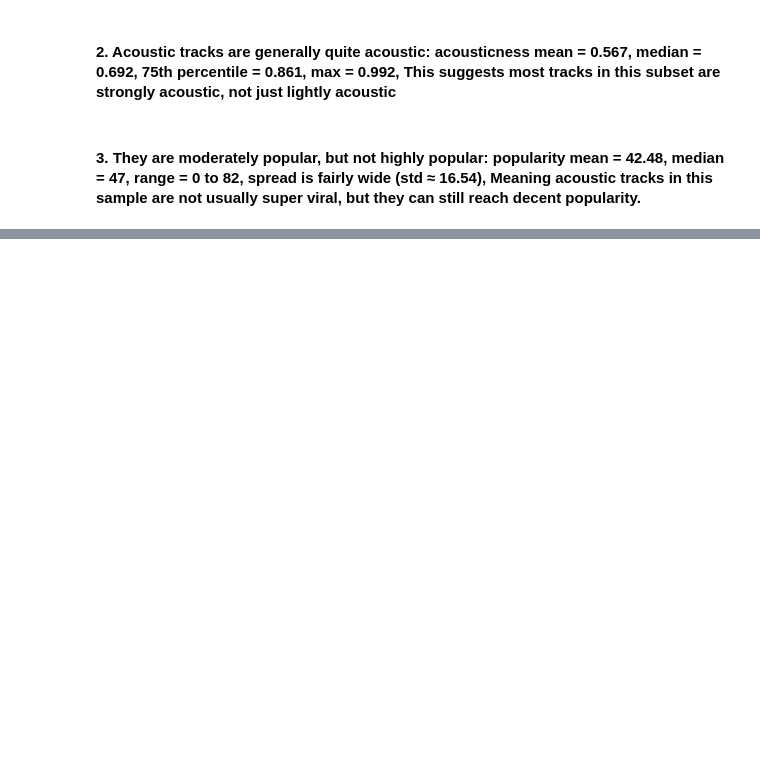
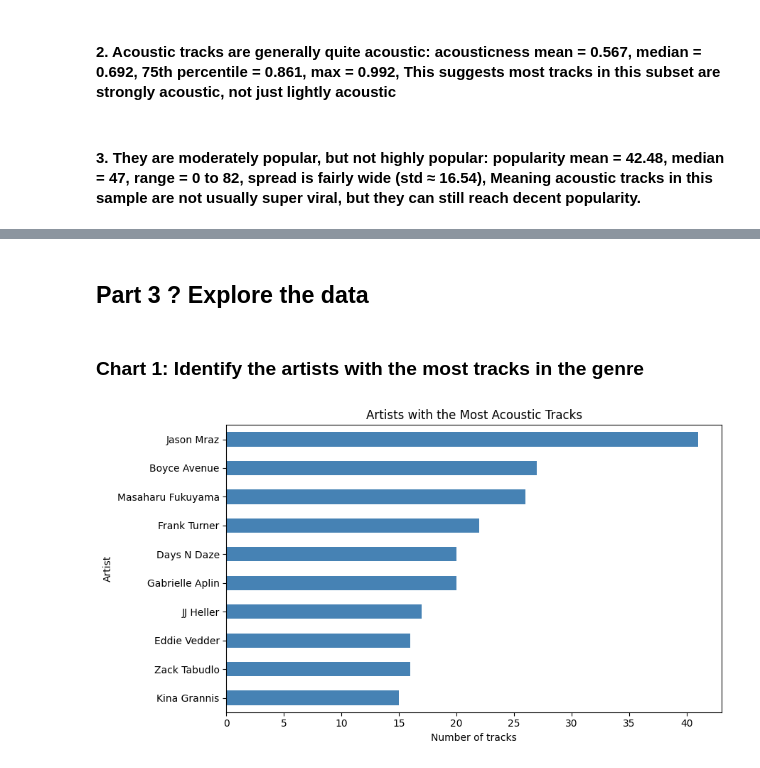
Before and after one commit to Mart07-hub/music-popularity-capstone-Group-6, a Jupyter notebook: music_popularity_build_phase.ipynb, the cells around one changed output, grey strips where cells are left out. Saved outputs shown, nothing was run; the diff lists cells and outputs as text; code cells hidden in the pictures; blank space fills up the shorter version.

```diff
--- a/music_popularity_build_phase.ipynb
+++ b/music_popularity_build_phase.ipynb
@@ -208,0 +255,8 @@ df_acoustic.describe()
+# %%
+# Check repeated Spotify track IDs within the acoustic genre.
+duplicate_count = df_acoustic.duplicated(subset='track_id').sum()
+print('Duplicate tracks:', duplicate_count)
+
+# Keep only one copy if any repeated IDs are found.
+df_acoustic = df_acoustic.drop_duplicates(subset='track_id').copy()
+print('Tracks after duplicate check:', len(df_acoustic))
@@ -208,0 +268,11 @@ df_acoustic.describe()
+# %%
+# Count missing values before cleaning.
+missing_before = int(df_acoustic.isna().sum().sum())
+rows_before = len(df_acoustic)
+print('Missing values before:', missing_before)
+
+# Drop rows with missing data so later charts and models can run safely.
+df_acoustic = df_acoustic.dropna().copy()
+print('Rows removed:', rows_before - len(df_acoustic))
+print('Missing values after:', int(df_acoustic.isna().sum().sum()))
+print('Tracks kept:', len(df_acoustic))
@@ -208,0 +286,6 @@ df_acoustic.describe()
+# %%
+# Convert milliseconds to minutes for easier reading.
+df_acoustic['duration_min'] = df_acoustic['duration_ms'] / 60000
+
+print('Track length in minutes:')
+print(df_acoustic['duration_min'].describe().round(2))
@@ -208,0 +327,8 @@ df_acoustic.describe()
+# %%
+# A hit is a track above this genre's median popularity.
+median_popularity = df_acoustic['popularity'].median()
+df_acoustic['is_hit'] = (df_acoustic['popularity'] > median_popularity).astype(int)
+
+print(f'Popularity median for {GENRE}: {median_popularity:.0f}')
+print('Hit labels (0 = not above median, 1 = above median):')
+print(df_acoustic['is_hit'].value_counts().sort_index())
@@ -208,0 +350,17 @@ df_acoustic.describe()
+# %% [markdown]
+## Part 3 ? Explore the data
+# %% [markdown]
+### Chart 1: Identify the artists with the most tracks in the genre
+# %%
+# Show the ten artists with the most acoustic tracks.
+top_artists = df_acoustic['artists'].value_counts().head(10).sort_values()
+
+plt.figure(figsize=(9, 5))
+top_artists.plot(kind='barh', color='steelblue')
+plt.title(f'Artists with the Most {GENRE.title()} Tracks')
+plt.xlabel('Number of tracks')
+plt.ylabel('Artist')
+plt.tight_layout()
+plt.show()
+# %% [output]
+[figure, added]
```
Also changed, not shown: parts of 77 cells of this notebook, 2 other files.
